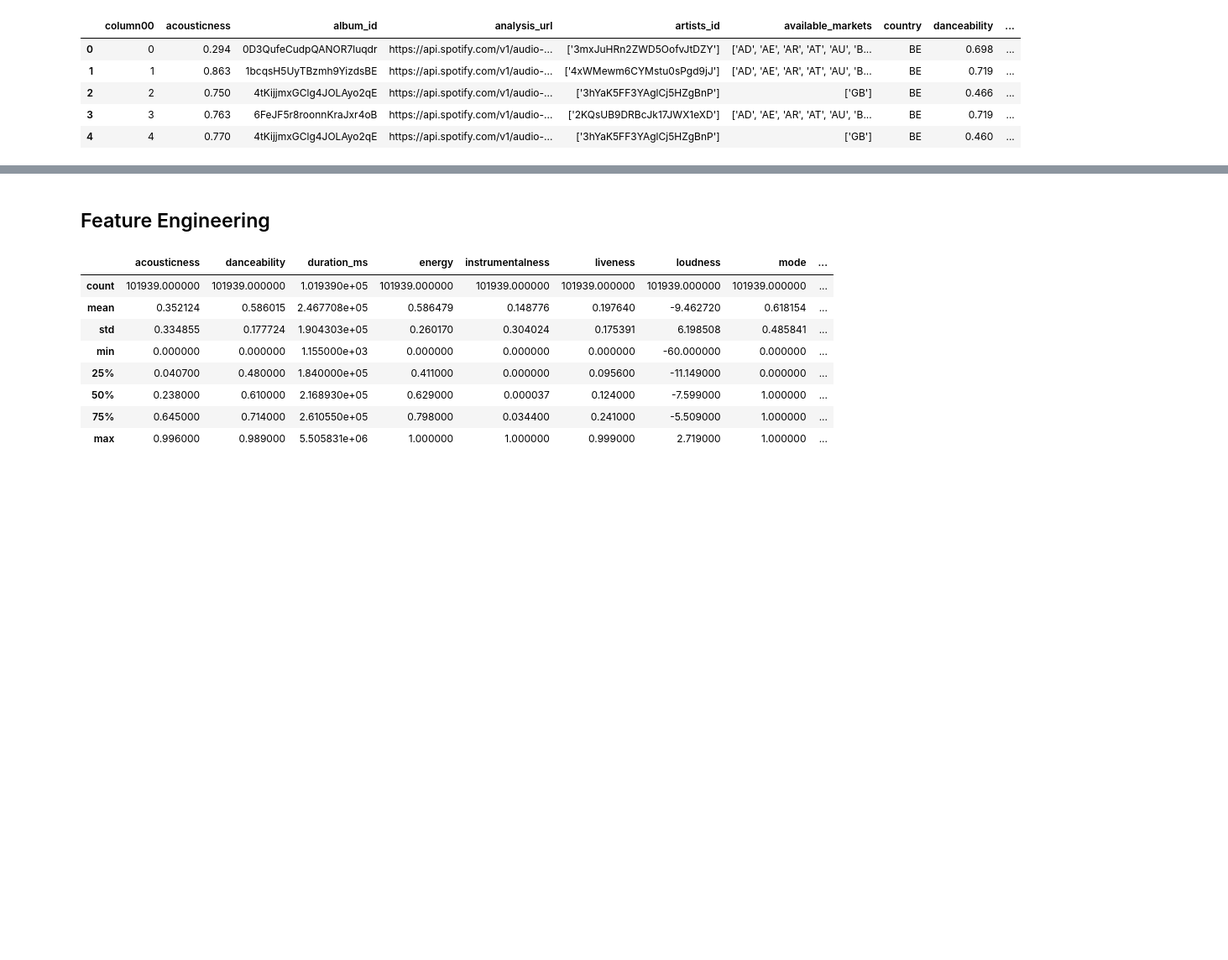
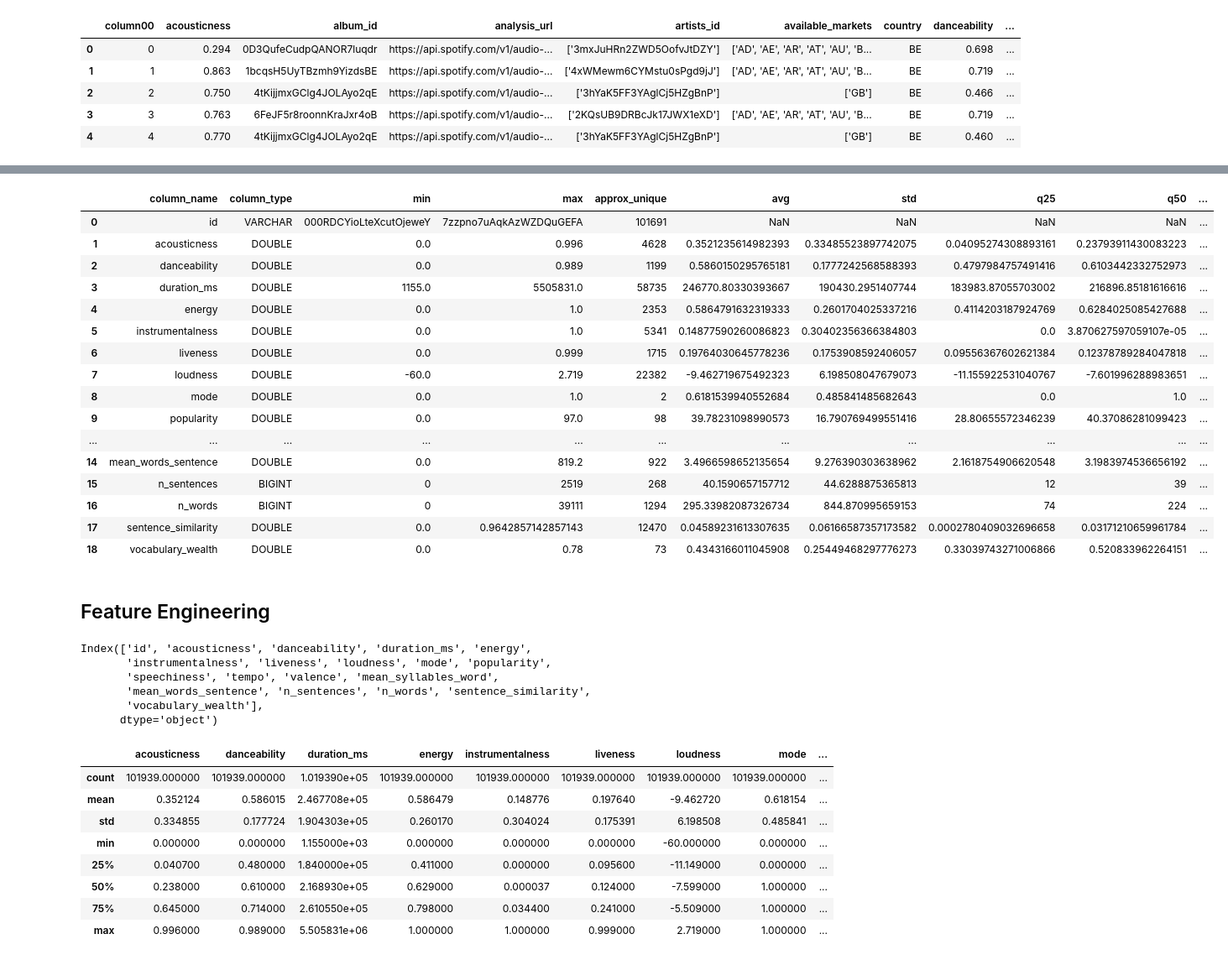
Before and after one commit to dejse/spotify-recommendation-streamlit, a Jupyter notebook: notebooks/E2E.ipynb, the cells around one changed output, grey strips where cells are left out. Shown: that part at 84% size. Cells and saved outputs as stored; diff of their text form; code cells hidden in the pictures; blank space fills up the shorter version.

```diff
--- a/notebooks/E2E.ipynb
+++ b/notebooks/E2E.ipynb
@@ -124,3 +161,23 @@ con.query(sql).create_view("features")
+# %%
+con.query("summarize features").df()
+# %% [output]
+|  | column_name | column_type | min | max | approx_unique | avg | std | q25 | q50 | ... |
+| 0 | id | VARCHAR | 000RDCYioLteXcutOjeweY | 7zzpno7uAqkAzWZDQuGEFA | 101691 | NaN | NaN | NaN | NaN | ... |
+| 1 | acousticness | DOUBLE | 0.0 | 0.996 | 4628 | 0.3521235614982393 | 0.33485523897742075 | 0.04095274308893161 | 0.23793911430083223 | ... |
+| 2 | danceability | DOUBLE | 0.0 | 0.989 | 1199 | 0.5860150295765181 | 0.1777242568588393 | 0.4797984757491416 | 0.6103442332752973 | ... |
+| 3 | duration_ms | DOUBLE | 1155.0 | 5505831.0 | 58735 | 246770.80330393667 | 190430.2951407744 | 183983.87055703002 | 216896.85181616616 | ... |
+| 4 | energy | DOUBLE | 0.0 | 1.0 | 2353 | 0.5864791632319333 | 0.2601704025337216 | 0.4114203187924769 | 0.6284025085427688 | ... |
+| 5 | instrumentalness | DOUBLE | 0.0 | 1.0 | 5341 | 0.14877590260086823 | 0.30402356366384803 | 0.0 | 3.870627597059107e-05 | ... |
+| 6 | liveness | DOUBLE | 0.0 | 0.999 | 1715 | 0.19764030645778236 | 0.1753908592406057 | 0.09556367602621384 | 0.12378789284047818 | ... |
+| 7 | loudness | DOUBLE | -60.0 | 2.719 | 22382 | -9.462719675492323 | 6.198508047679073 | -11.155922531040767 | -7.601996288983651 | ... |
+| 8 | mode | DOUBLE | 0.0 | 1.0 | 2 | 0.6181539940552684 | 0.485841485682643 | 0.0 | 1.0 | ... |
+| 9 | popularity | DOUBLE | 0.0 | 97.0 | 98 | 39.78231098990573 | 16.790769499551416 | 28.80655572346239 | 40.37086281099423 | ... |
+| ... | ... | ... | ... | ... | ... | ... | ... | ... | ... | ... |
+| 14 | mean_words_sentence | DOUBLE | 0.0 | 819.2 | 922 | 3.4966598652135654 | 9.276390303638962 | 2.1618754906620548 | 3.1983974536656192 | ... |
+| 15 | n_sentences | BIGINT | 0 | 2519 | 268 | 40.1590657157712 | 44.6288875365813 | 12 | 39 | ... |
+| 16 | n_words | BIGINT | 0 | 39111 | 1294 | 295.33982087326734 | 844.870995659153 | 74 | 224 | ... |
+| 17 | sentence_similarity | DOUBLE | 0.0 | 0.9642857142857143 | 12470 | 0.04589231613307635 | 0.06166587357173582 | 0.0002780409032696658 | 0.03171210659961784 | ... |
+| 18 | vocabulary_wealth | DOUBLE | 0.0 | 0.78 | 73 | 0.4343166011045908 | 0.25449468297776273 | 0.33039743271006866 | 0.520833962264151 | ... |
 # %% [markdown]
 ## Feature Engineering
 # %%
@@ -129,3 +186,12 @@ df.set_index("id", inplace=True)
+# %%
+df.columns
+# %% [output]
+Index(['id', 'acousticness', 'danceability', 'duration_ms', 'energy',
+       'instrumentalness', 'liveness', 'loudness', 'mode', 'popularity',
+       'speechiness', 'tempo', 'valence', 'mean_syllables_word',
+       'mean_words_sentence', 'n_sentences', 'n_words', 'sentence_similarity',
+       'vocabulary_wealth'],
+      dtype='object')
 # %%
 df.describe()
 # %% [output]
```
Also changed, not shown: parts of 23 cells of this notebook.
